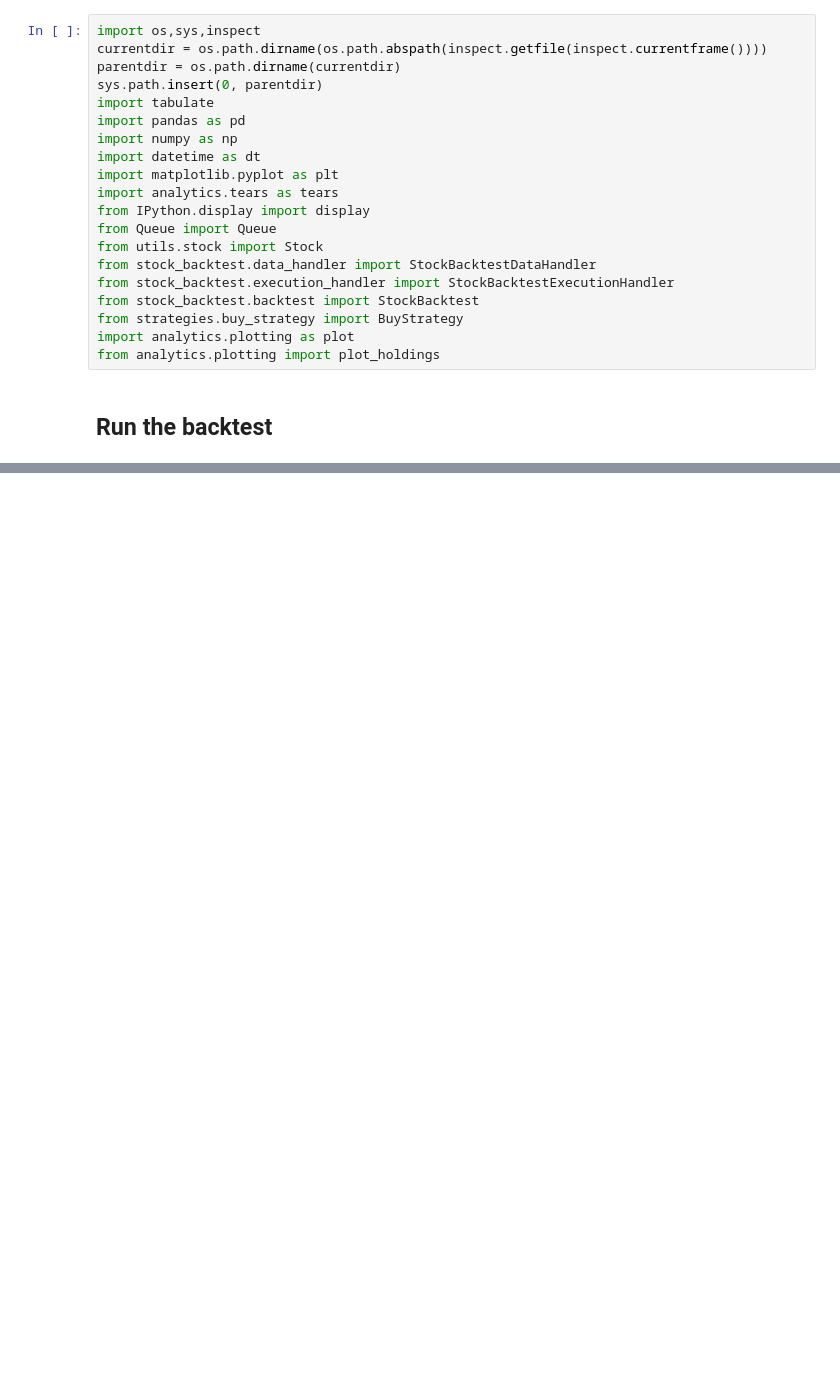
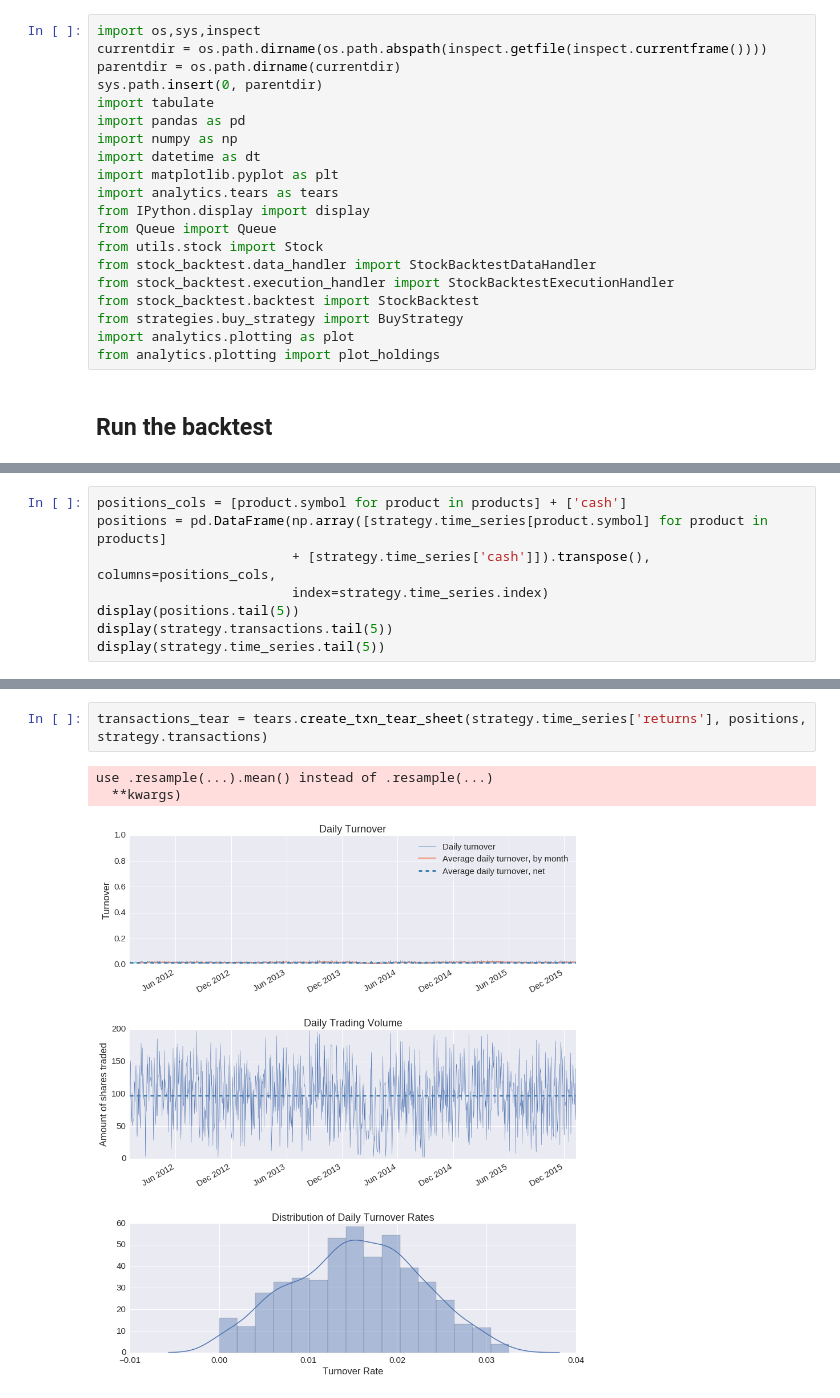
Before and after one commit to FX-Misc/backtester, a Jupyter notebook: notebooks/example.ipynb, the cells around one changed output, grey strips where cells are left out. Drawn from its saved outputs; the diff is of its cells as text; blank space fills up the shorter version.

```diff
--- a/notebooks/example.ipynb
+++ b/notebooks/example.ipynb
@@ -86,0 +43,8 @@ Backtest Months: 48
+# %%
+positions_cols = [product.symbol for product in products] + ['cash']
+positions = pd.DataFrame(np.array([strategy.time_series[product.symbol] for product in products]
+                         + [strategy.time_series['cash']]).transpose(), columns=positions_cols,
+                         index=strategy.time_series.index)
+display(positions.tail(5))
+display(strategy.transactions.tail(5))
+display(strategy.time_series.tail(5))
@@ -86,0 +101,6 @@ Backtest Months: 48
+# %%
+transactions_tear = tears.create_txn_tear_sheet(strategy.time_series['returns'], positions, strategy.transactions)
+# %% [output]
+use .resample(...).mean() instead of .resample(...)
+  **kwargs)
+[figure, added]
```
Also changed, not shown: parts of 5 cells of this notebook, 9 other files.
